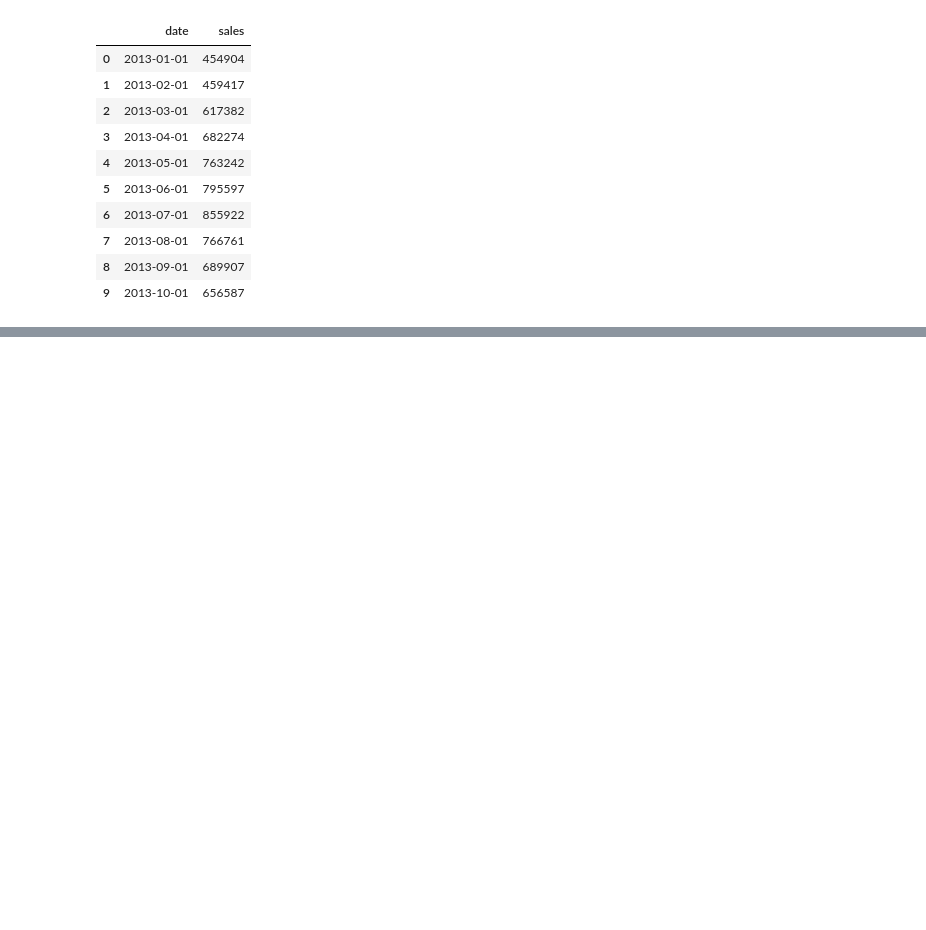
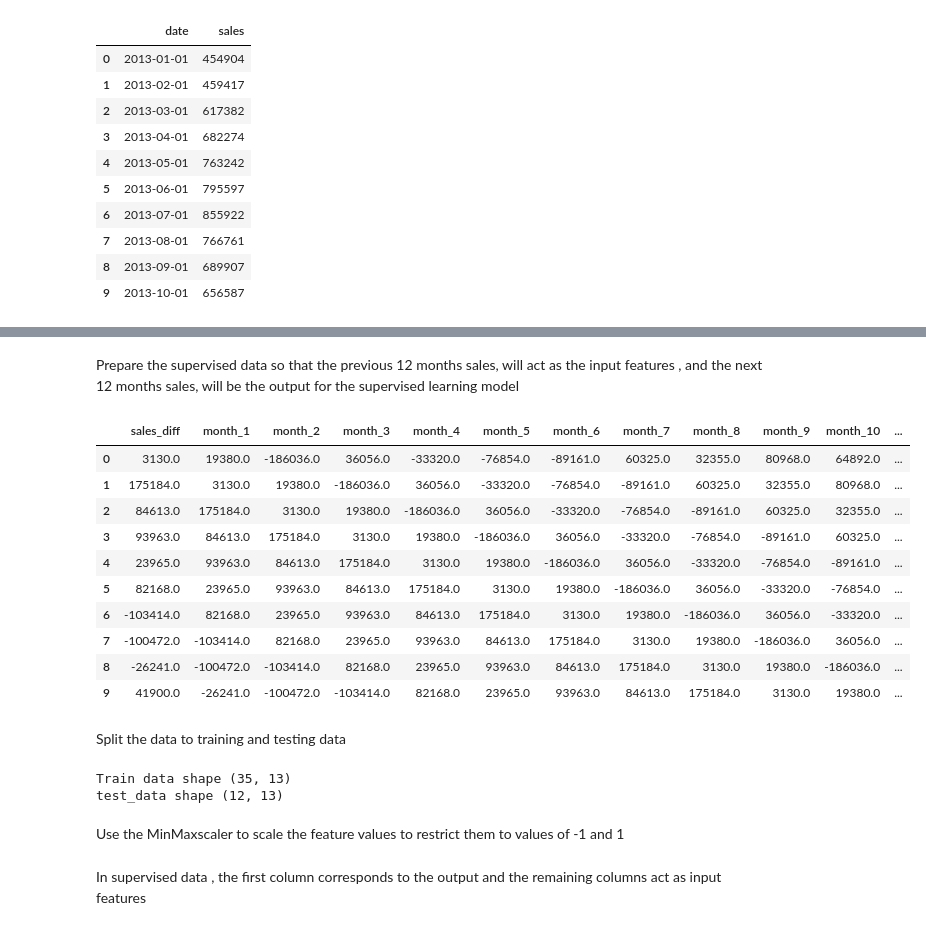
Before and after one commit to wandieinnocents/Sales_analysis_linearRegression-XGboost-Randomforest, a Jupyter notebook: sales_analysis_linearRegression.ipynb, the cells around one changed output, grey strips where cells are left out. Cells and saved outputs as stored; diff of their text form; code cells hidden in the pictures; blank space fills up the shorter version.

```diff
--- a/sales_analysis_linearRegression.ipynb
+++ b/sales_analysis_linearRegression.ipynb
@@ -136,0 +185,39 @@ monthly_sales.head(10)
+# %%
+# dropping of sales and date
+supervised_data = monthly_sales.drop(['date','sales'], axis=1)
+# %% [markdown]
+Prepare the supervised data so that the previous 12 months sales, will act as the input features , and the next 12 months sales, will be the output for the supervised learning model
+# %%
+for i in range(1,13):
+  col_name = 'month_' + str(i)
+  supervised_data[col_name] = supervised_data['sales_diff'].shift(i)
+supervised_data = supervised_data.dropna().reset_index(drop=True)
+supervised_data.head(10)
+# %% [output]
+|  | sales_diff | month_1 | month_2 | month_3 | month_4 | month_5 | month_6 | month_7 | month_8 | month_9 | month_10 | ... |
+| 0 | 3130.0 | 19380.0 | -186036.0 | 36056.0 | -33320.0 | -76854.0 | -89161.0 | 60325.0 | 32355.0 | 80968.0 | 64892.0 | ... |
+| 1 | 175184.0 | 3130.0 | 19380.0 | -186036.0 | 36056.0 | -33320.0 | -76854.0 | -89161.0 | 60325.0 | 32355.0 | 80968.0 | ... |
+| 2 | 84613.0 | 175184.0 | 3130.0 | 19380.0 | -186036.0 | 36056.0 | -33320.0 | -76854.0 | -89161.0 | 60325.0 | 32355.0 | ... |
+| 3 | 93963.0 | 84613.0 | 175184.0 | 3130.0 | 19380.0 | -186036.0 | 36056.0 | -33320.0 | -76854.0 | -89161.0 | 60325.0 | ... |
+| 4 | 23965.0 | 93963.0 | 84613.0 | 175184.0 | 3130.0 | 19380.0 | -186036.0 | 36056.0 | -33320.0 | -76854.0 | -89161.0 | ... |
+| 5 | 82168.0 | 23965.0 | 93963.0 | 84613.0 | 175184.0 | 3130.0 | 19380.0 | -186036.0 | 36056.0 | -33320.0 | -76854.0 | ... |
+| 6 | -103414.0 | 82168.0 | 23965.0 | 93963.0 | 84613.0 | 175184.0 | 3130.0 | 19380.0 | -186036.0 | 36056.0 | -33320.0 | ... |
+| 7 | -100472.0 | -103414.0 | 82168.0 | 23965.0 | 93963.0 | 84613.0 | 175184.0 | 3130.0 | 19380.0 | -186036.0 | 36056.0 | ... |
+| 8 | -26241.0 | -100472.0 | -103414.0 | 82168.0 | 23965.0 | 93963.0 | 84613.0 | 175184.0 | 3130.0 | 19380.0 | -186036.0 | ... |
+| 9 | 41900.0 | -26241.0 | -100472.0 | -103414.0 | 82168.0 | 23965.0 | 93963.0 | 84613.0 | 175184.0 | 3130.0 | 19380.0 | ... |
+# %% [markdown]
+Split the data to training and testing data
+# %%
+# train data for previous 12 months
+train_data = supervised_data[:-12]
+
+# test data for the next 12 months
+test_data = supervised_data[-12:]
+
+print("Train data shape", train_data.shape)
+print("test_data shape", test_data.shape)
+# %% [output]
+Train data shape (35, 13)
+test_data shape (12, 13)
+# %% [markdown]
+Use the MinMaxscaler to scale the feature values to restrict them to values of -1 and 1
@@ -136,0 +230,2 @@ monthly_sales.head(10)
+# %% [markdown]
+In supervised data , the first column corresponds to the output and the remaining columns act as input features
```
Also changed, not shown: parts of 12 cells of this notebook.
